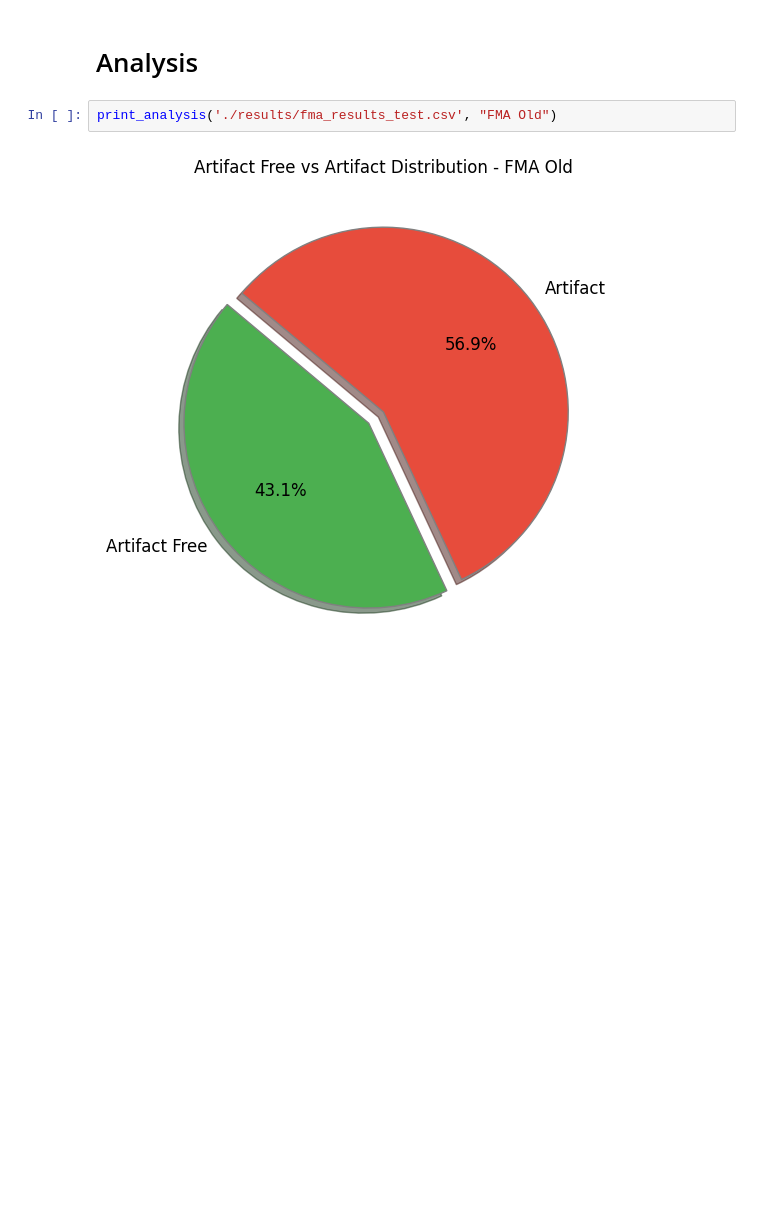
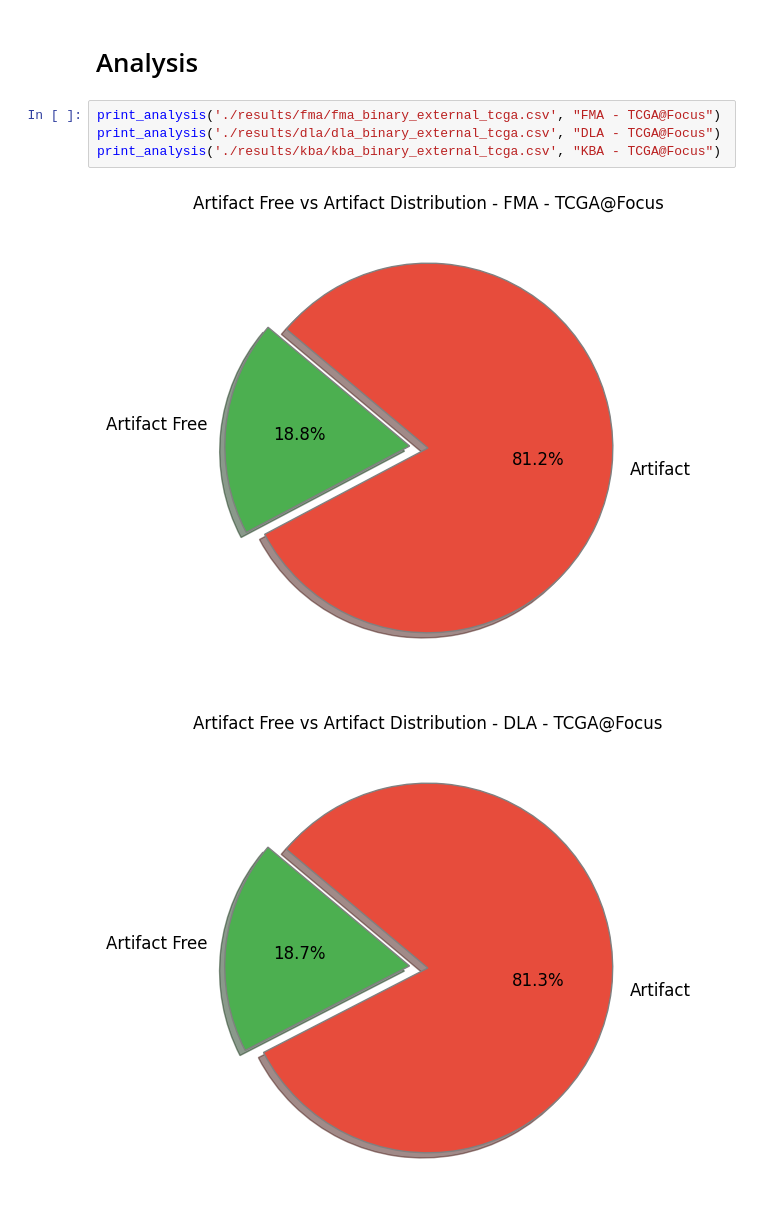
Before and after one commit to DIDSR/HistoART, a Jupyter notebook: histoart.ipynb, the cells around one changed output. Saved outputs shown, nothing was run; the diff lists cells and outputs as text; blank space fills up the shorter version.

```diff
--- a/histoart.ipynb
+++ b/histoart.ipynb
@@ -102,7 +123,10 @@ runKBA(X_feat, y_feat, './models/kba_binary.pkl')
 Predictions saved to 'kba_results.csv'.
 # %% [markdown]
 # Analysis
-# %%
-print_analysis('./results/fma_results_test.csv', "FMA Old")
-# %% [output]
-[figure, removed]
+# %%
+print_analysis('./results/fma/fma_binary_external_tcga.csv', "FMA - TCGA@Focus")
+print_analysis('./results/dla/dla_binary_external_tcga.csv', "DLA - TCGA@Focus")
+print_analysis('./results/kba/kba_binary_external_tcga.csv', "KBA - TCGA@Focus")
+# %% [output]
+[figure, added]
+[figure, added]
```
Also changed, not shown: parts of 6 cells of this notebook, 38 other files.
